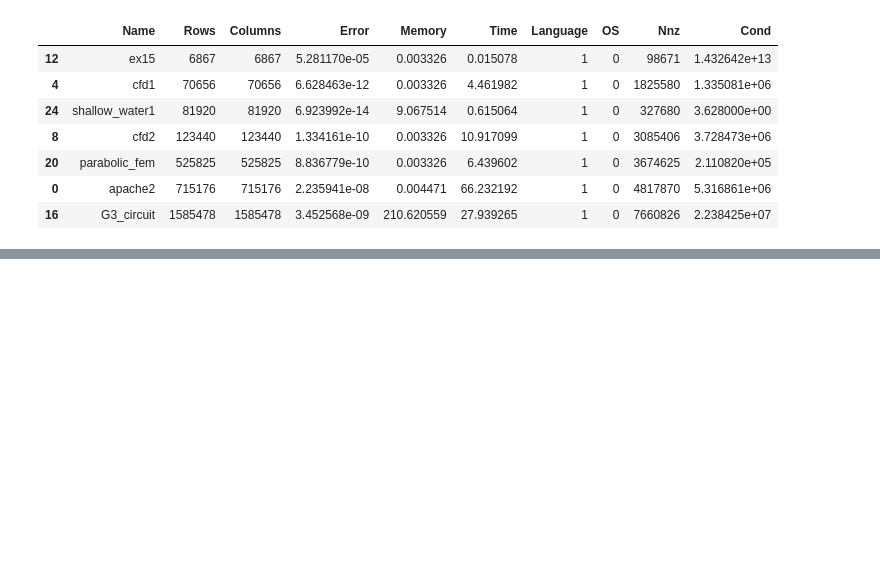
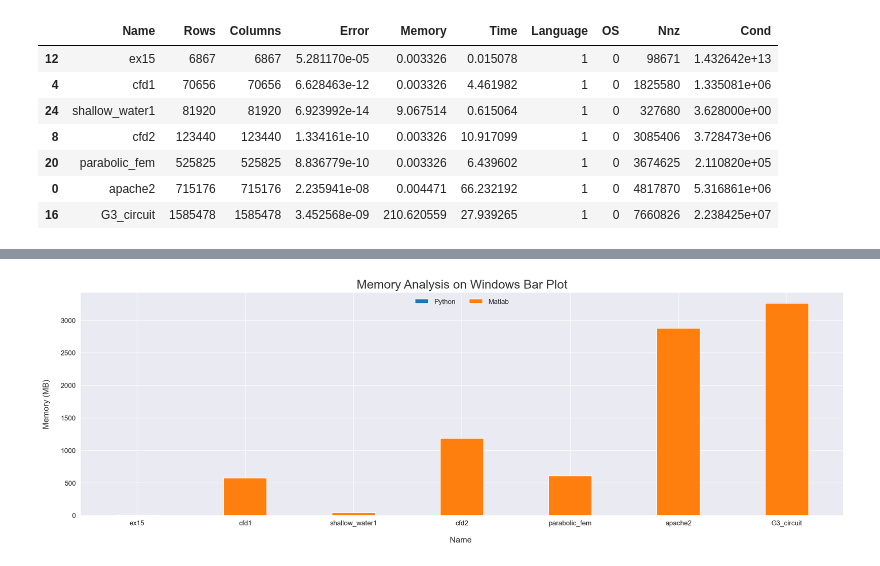
Before and after one commit to simonebenitozzi/cholesky-analysis, a Jupyter notebook: Analysis/model/LanguageCompare.ipynb, the cells around one changed output, grey strips where cells are left out. Drawn from its saved outputs; the diff is of its cells as text; code cells hidden in the pictures; blank space fills up the shorter version.

```diff
--- a/Analysis/model/LanguageCompare.ipynb
+++ b/Analysis/model/LanguageCompare.ipynb
@@ -138 +160,5 @@ plot("Name", "Error", windowsPython, windowsMatlab)
+# %%
+bar_plot("Name", "Memory", windowsPython, windowsMatlab, "Memory Analysis on Windows", Y_LABEL="MB")
+# %% [output]
+[figure, added]
 # %%
```
Also changed, not shown: parts of 22 cells of this notebook.
